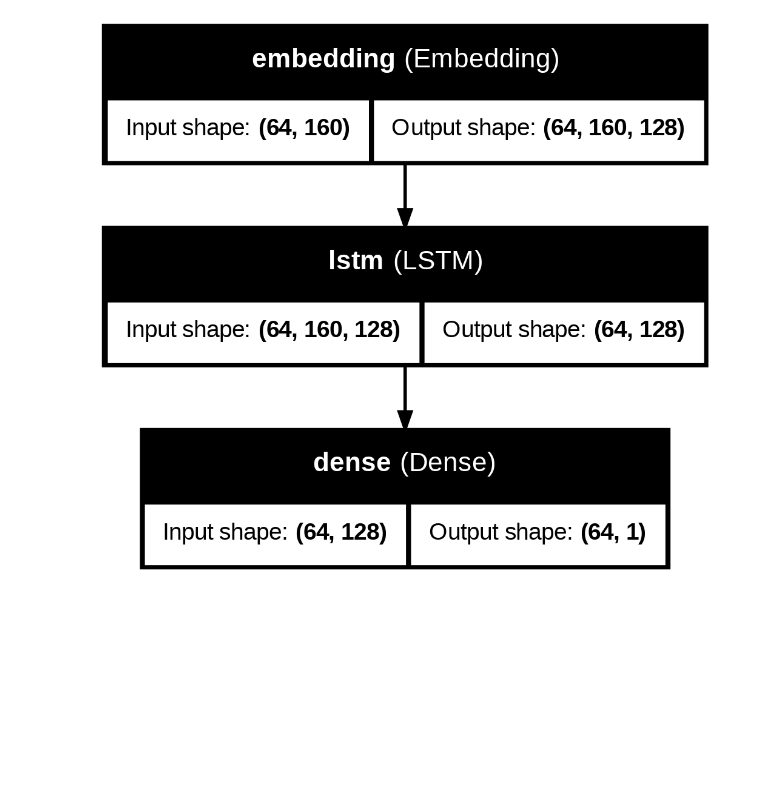
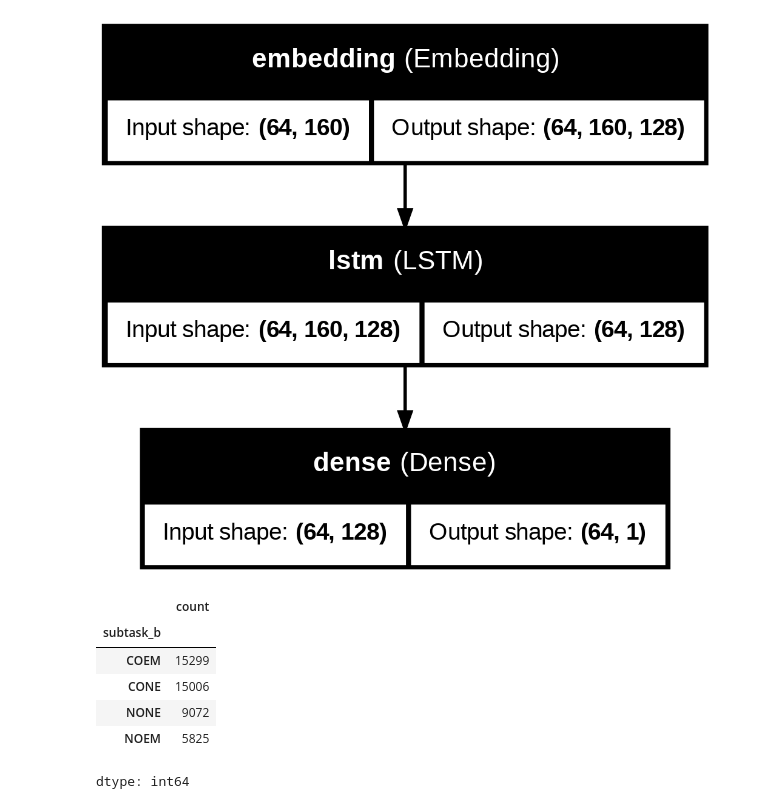
Before and after one commit to Vigash14120/twitter-sentiment-analysis-using-Bert-, a Jupyter notebook: Untitled3.ipynb, the cells around one changed output. Saved outputs shown, nothing was run; the diff lists cells and outputs as text; code cells hidden in the pictures; blank space fills up the shorter version.

```diff
--- a/Untitled3.ipynb
+++ b/Untitled3.ipynb
@@ -267,3 +267,14 @@ from tensorflow.keras.utils import plot_model
 plot_model(model, to_file='lstm_model.png', show_shapes=True, show_layer_names=True)
 # %% [output]
 [figure]
+# %%
+# before dropping
+df['subtask_b'].value_counts()
+# %% [output]
+|  | count |
+| subtask_b |  |
+| COEM | 15299 |
+| CONE | 15006 |
+| NONE | 9072 |
+| NOEM | 5825 |
+dtype: int64
```
Also changed, not shown: parts of 4 cells of this notebook.
